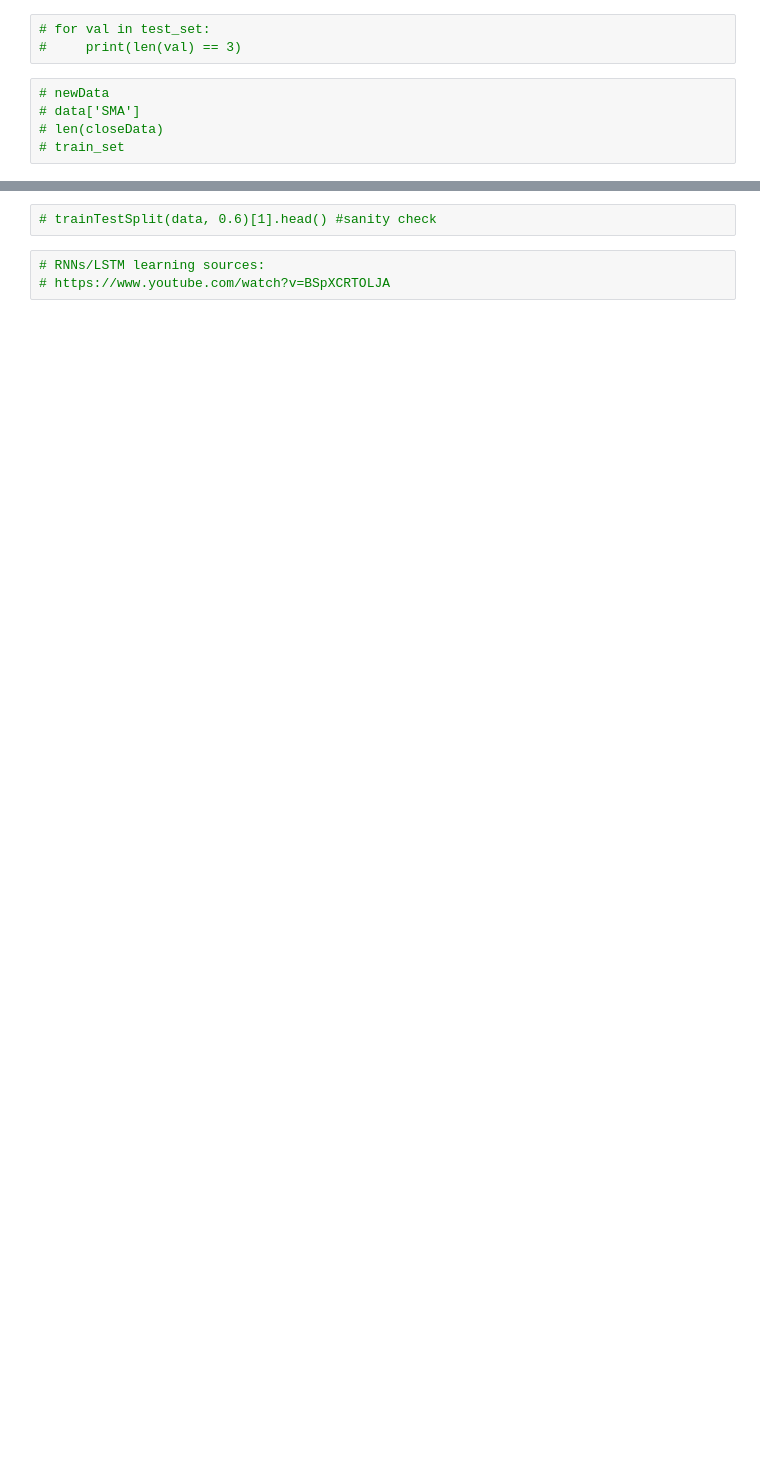
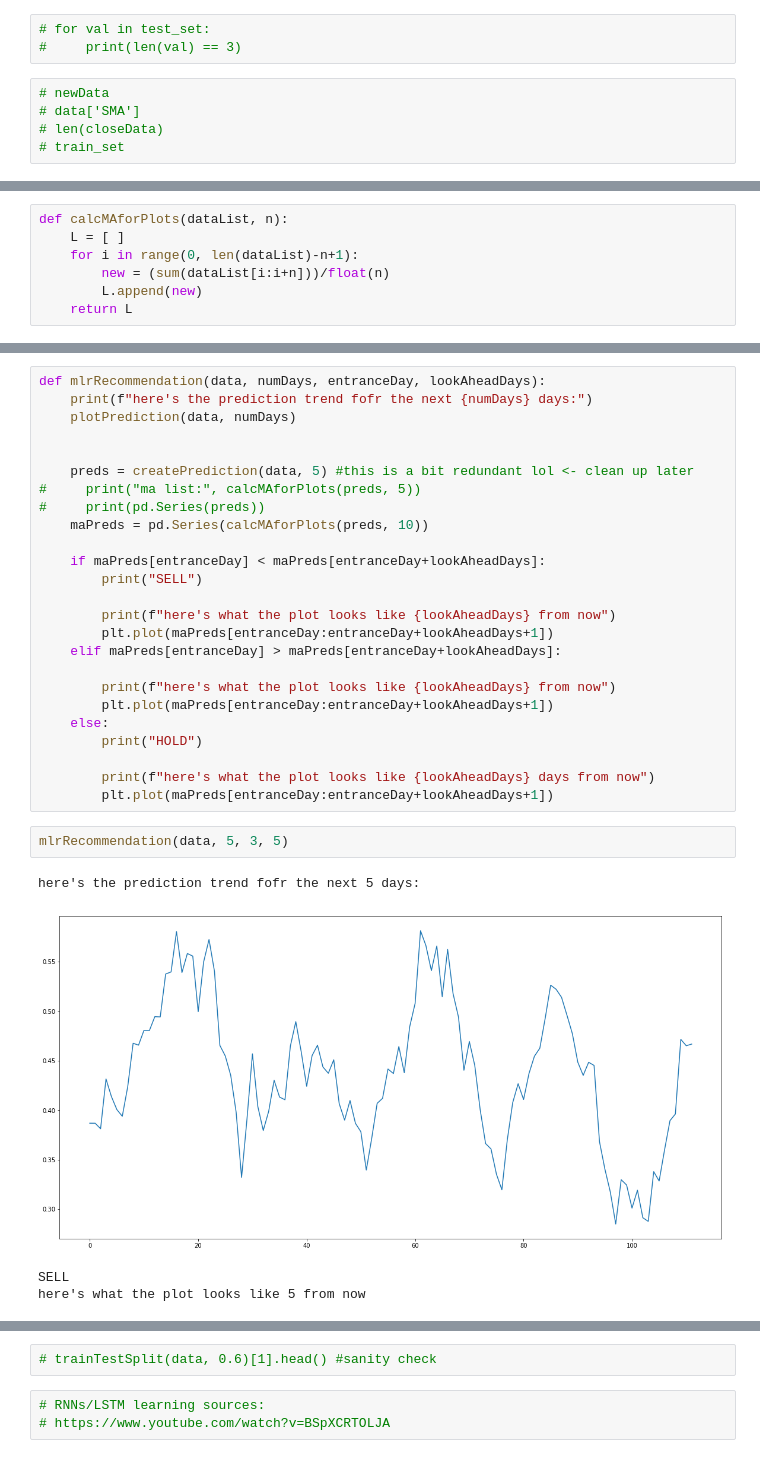
Before and after one commit to roshanr11/Deep-Learning-for-Trading-RNN-LSTMs-getRichWithStocks.py, a Jupyter notebook: v1mainstockfile_notebookversion.ipynb, the cells around one changed output, grey strips where cells are left out. Saved outputs shown, nothing was run; the diff lists cells and outputs as text; blank space fills up the shorter version.

```diff
--- a/v1mainstockfile_notebookversion.ipynb
+++ b/v1mainstockfile_notebookversion.ipynb
@@ -688,0 +709,7 @@ def plotPrediction(data, epochs):
+# %%
+def calcMAforPlots(dataList, n):
+    L = [ ]
+    for i in range(0, len(dataList)-n+1):
+        new = (sum(dataList[i:i+n]))/float(n)
+        L.append(new)
+    return L
@@ -688,0 +724,32 @@ def plotPrediction(data, epochs):
+# %%
+def mlrRecommendation(data, numDays, entranceDay, lookAheadDays):
+    print(f"here's the prediction trend fofr the next {numDays} days:")
+    plotPrediction(data, numDays)
+
+
+    preds = createPrediction(data, 5) #this is a bit redundant lol <- clean up later
+#     print("ma list:", calcMAforPlots(preds, 5))
+#     print(pd.Series(preds))
+    maPreds = pd.Series(calcMAforPlots(preds, 10))
+
+    if maPreds[entranceDay] < maPreds[entranceDay+lookAheadDays]:
+        print("SELL")
+
+        print(f"here's what the plot looks like {lookAheadDays} from now")
+        plt.plot(maPreds[entranceDay:entranceDay+lookAheadDays+1])
+    elif maPreds[entranceDay] > maPreds[entranceDay+lookAheadDays]:
+
+        print(f"here's what the plot looks like {lookAheadDays} from now")
+        plt.plot(maPreds[entranceDay:entranceDay+lookAheadDays+1])
+    else:
+        print("HOLD")
+
+        print(f"here's what the plot looks like {lookAheadDays} days from now")
+        plt.plot(maPreds[entranceDay:entranceDay+lookAheadDays+1])
+# %%
+mlrRecommendation(data, 5, 3, 5)
+# %% [output]
+here's the prediction trend fofr the next 5 days:
+[figure, added]
+SELL
+here's what the plot looks like 5 from now
```
Also changed, not shown: parts of 14 cells of this notebook, 1 other file.
